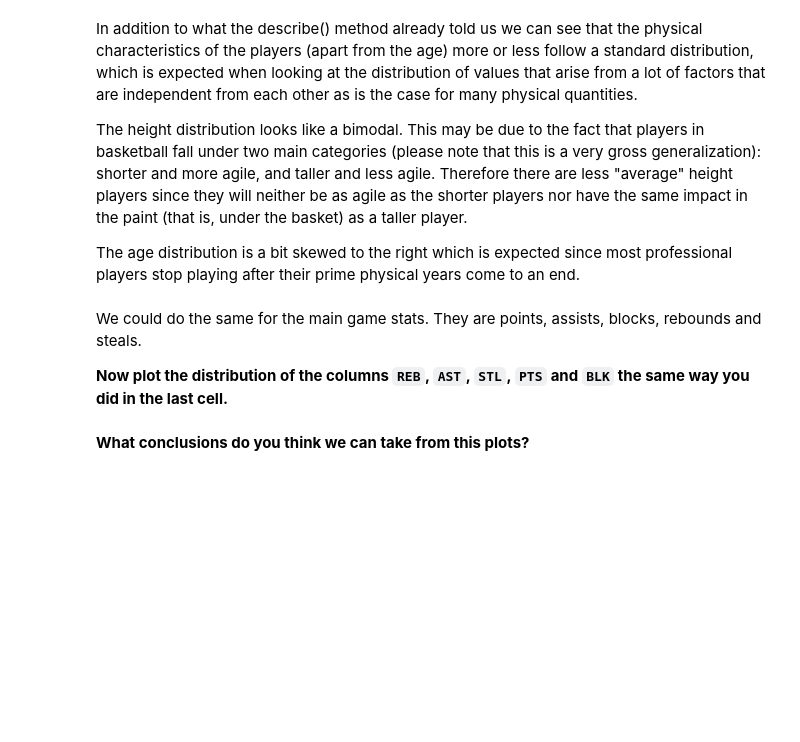
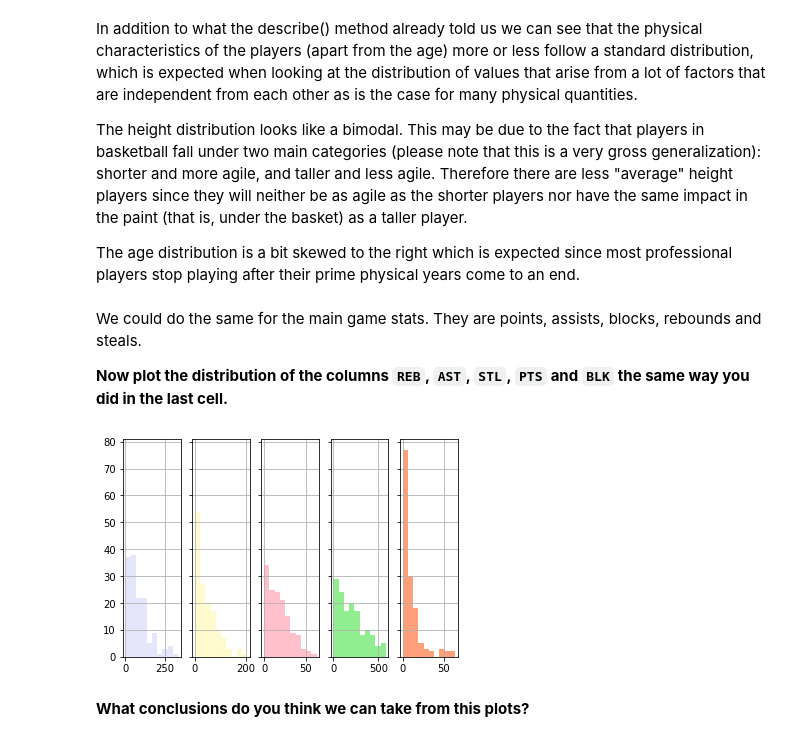
Before and after one commit to ta-data-lis/M2-mini-project2, a Jupyter notebook: your-code/2.-Exploratory-Data-Analysis.ipynb, the cells around one changed output. Cells and saved outputs as stored; diff of their text form; code cells hidden in the pictures; blank space fills up the shorter version.

```diff
--- a/your-code/2.-Exploratory-Data-Analysis.ipynb
+++ b/your-code/2.-Exploratory-Data-Analysis.ipynb
@@ -53,2 +88,13 @@ We could do the same for the main game stats. They are points, assists, blocks,
+# %%
+fig, axes = plt.subplots(1, 5, sharey=True)
+
+wnba["REB"].hist(ax=axes[0], bins=10, color="lavender")
+wnba["AST"].hist(ax=axes[1], bins=10, color="lemonchiffon")
+wnba["STL"].hist(ax=axes[2], bins=10, color="pink")
+wnba["PTS"].hist(ax=axes[3], bins=10, color="lightgreen")
+wnba["BLK"].hist(ax=axes[4], bins=10, color="lightsalmon")
+plt.show()
+# %% [output]
+[figure, added]
 # %% [markdown]
 **What conclusions do you think we can take from this plots?**
```
Also changed, not shown: parts of 21 cells of this notebook, 6 other files.
